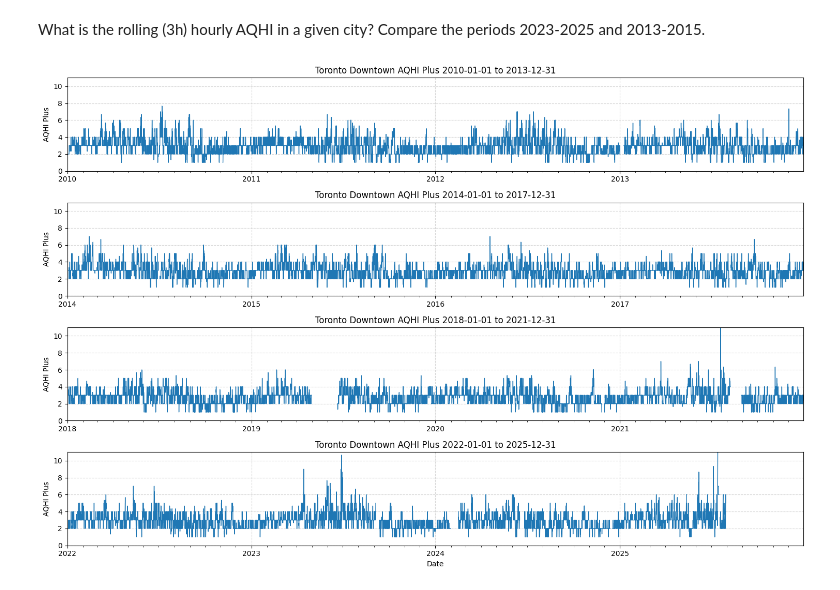
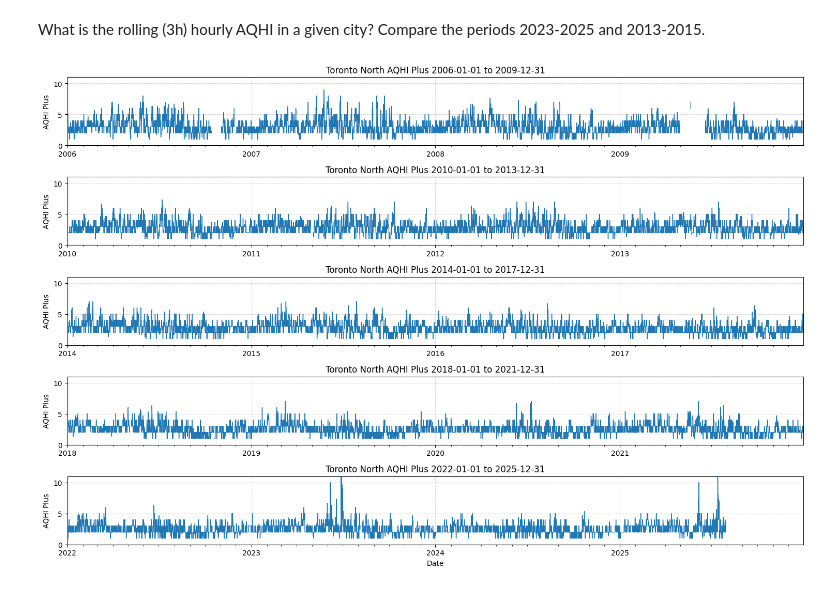
Before and after one commit to schoolofcities/urban-air-quality, a Jupyter notebook: analysis/exploratory/explore_ontario_RQs.ipynb, the cells around one changed output. Drawn from its saved outputs; the diff is of its cells as text; code cells hidden in the pictures.

```diff
--- a/analysis/exploratory/explore_ontario_RQs.ipynb
+++ b/analysis/exploratory/explore_ontario_RQs.ipynb
@@ -23,7 +23,7 @@ categories = {
     'Very High (11)': ((11, 11), (0, 50))  # 11 = public-facing "10+"
 }
 
-years = list(range(2010, 2026))  # limit years to 2010–2025
+years = list(range(2005, 2026))  # limit years to 2010–2025
 
 # Create color map for cities
 cmap = cm.get_cmap('tab20', len(ONTARIO_CITIES))
@@ -40,11 +40,13 @@ for ax, (cat_name, ((low, high), (ymin, ymax))) in zip(axes, categories.items())
             continue
 
         df_daily = pd.read_csv(daily_path, index_col=0, parse_dates=True)
-        if 'mean_aqhi' not in df_daily.columns:
+
+        aqhi_col = 'max_aqhi'  # '4pm_aqhi', 'min_aqhi', 'max_aqhi', 'med_aqhi', 'mean_aqhi'
+        if aqhi_col not in df_daily.columns:
             continue
 
         # Filter rows within category range
-        mask = (df_daily['mean_aqhi'] >= low) & (df_daily['mean_aqhi'] <= high)
+        mask = (df_daily[aqhi_col] >= low) & (df_daily[aqhi_col] <= high)
         df_filtered = df_daily[mask]
 
         # Count number of days per year
@@ -56,7 +58,7 @@ for ax, (cat_name, ((low, high), (ymin, ymax))) in zip(axes, categories.items())
     ax.set_title(cat_name)
     ax.set_xlabel('Year')
     ax.set_ylabel('Number of Days')
-    ax.set_xlim(2010, 2025)
+    ax.set_xlim(2005, 2025)
     ax.set_ylim(ymin, ymax)
     ax.grid(True, linestyle='--', alpha=0.5)
 
@@ -75,7 +77,7 @@ plt.show()
 # %% [markdown]
 What is the rolling (3h) hourly AQHI in a given city? Compare the periods 2023-2025 and 2013-2015.
 # %%
-city = "toronto downtown"
+city = "toronto north"
 
 hourly_path = f'../../data/processed/ontario/hourly/{city}.csv'
 
@@ -83,10 +85,11 @@ hourly_path = f'../../data/processed/ontario/hourly/{city}.csv'
 df_hourly = pd.read_csv(hourly_path, index_col=0, parse_dates=True)
 
 # Apply 3-hour rolling average
-df_hourly['aqhi_plus_smooth'] = df_hourly['aqhi_plus'].rolling(window=3, min_periods=1).mean()
+df_hourly['aqhi_plus_smooth'] = df_hourly['aqhi_plus_raw'].rolling(window=3, min_periods=1).mean()
 
 # Define the periods
 periods = [
+    ("2006-01-01", "2009-12-31"),
     ("2010-01-01", "2013-12-31"),
     ("2014-01-01", "2017-12-31"),
     ("2018-01-01", "2021-12-31"),
@@ -98,31 +101,31 @@ fig, axes = plt.subplots(len(periods), 1, figsize=(15, 10), sharey=True)
 
 if len(periods) == 1:
     axes = [axes]  # Ensure iterable
 
 for ax, (start_date, end_date) in zip(axes, periods):
     # Create full hourly index for the period
     full_index = pd.date_range(start=start_date, end=end_date, freq="h")
 
     # Slice data and reindex to full period
     mask = (df_hourly.index >= start_date) & (df_hourly.index <= end_date)
     df_period = df_hourly.loc[mask].reindex(full_index)
 
     # Plot
     ax.plot(df_period.index, df_period['aqhi_plus_smooth'], color='tab:blue', linewidth=1)
     ax.set_title(f"{city.title()} AQHI Plus {start_date} to {end_date}")
     ax.set_ylabel("AQHI Plus")
     ax.set_ylim(0, 11)  # consistent y-scale
     ax.set_xlim(pd.Timestamp(start_date), pd.Timestamp(end_date))  # force full width
 
     # Format x-axis: major ticks = years, minor ticks = every 4 months
     ax.xaxis.set_major_locator(mdates.YearLocator())
     ax.xaxis.set_major_formatter(mdates.DateFormatter('%Y'))
     ax.xaxis.set_minor_locator(mdates.MonthLocator(bymonth=list(range(1, 13))))
 
     ax.grid(True, linestyle='--', alpha=0.5)
 
 axes[-1].set_xlabel("Date")
 plt.tight_layout()
 plt.show()
 # %% [output]
-[figure, old version]
+[figure, new version]
```
Also changed, not shown: parts of 1 cell of this notebook, 44 other files.
